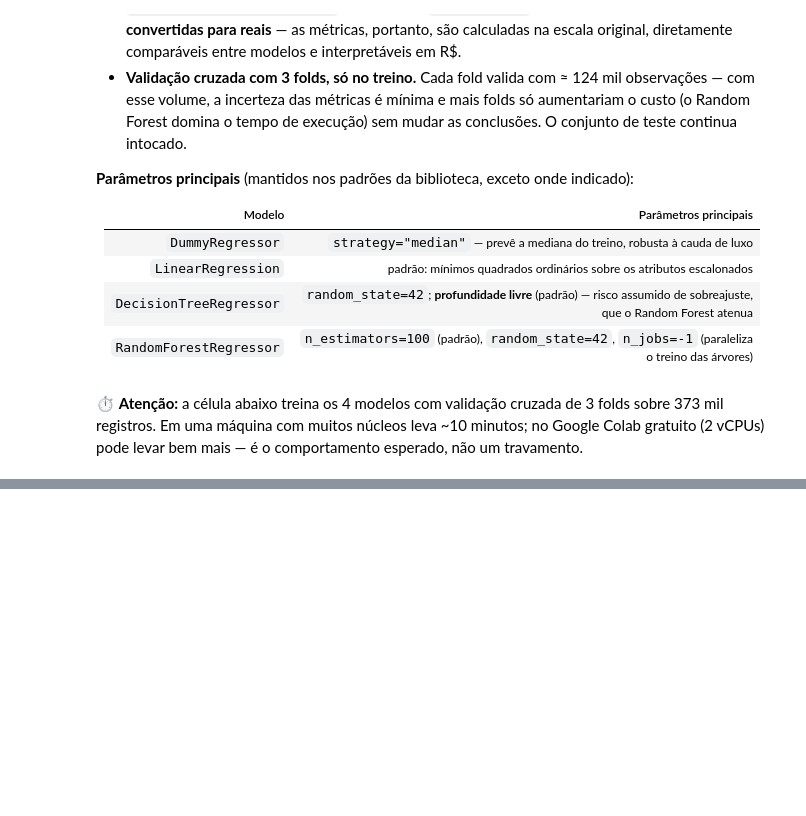
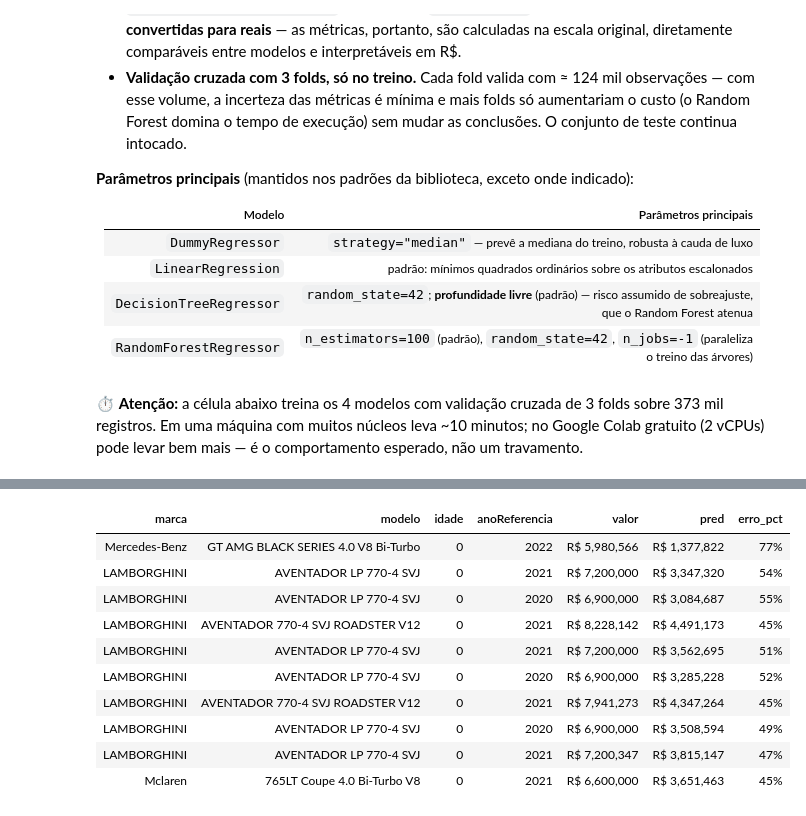
Before and after one commit to Danillitos/UFS-Trabalho-IA, a Jupyter notebook: projeto_final_fipe.ipynb, the cells around one changed output, grey strips where cells are left out. Drawn from its saved outputs; the diff is of its cells as text; code cells hidden in the pictures; blank space fills up the shorter version.

```diff
--- a/projeto_final_fipe.ipynb
+++ b/projeto_final_fipe.ipynb
@@ -841,0 +1086,22 @@ preços de carros para ser útil como estimador da tabela.
+# %%
+avaliacao = teste.copy()
+avaliacao["pred"] = pred_teste
+avaliacao["erro_abs"] = (avaliacao["pred"] - avaliacao["valor"]).abs()
+avaliacao["erro_pct"] = avaliacao["erro_abs"] / avaliacao["valor"]
+
+por_preco = avaliacao.groupby(pd.qcut(avaliacao["valor"], q=10), observed=True).agg(
+    **{"MAE (R$)": ("erro_abs", "mean"), "MAPE": ("erro_pct", "mean"), "registros": ("valor", "size")})
+por_preco.index.name = "faixa de valor real (decis)"
+display(por_preco.style.format({"MAE (R$)": "{:,.0f}", "MAPE": "{:.1%}", "registros": "{:,.0f}"}))
+
+por_idade = avaliacao.groupby(pd.cut(avaliacao["idade"], [-1, 0, 5, 10, 20, 40],
+                                     labels=["0 (zero km)", "1-5", "6-10", "11-20", "21+"]), observed=True).agg(
+    **{"MAE (R$)": ("erro_abs", "mean"), "MAPE": ("erro_pct", "mean"), "registros": ("valor", "size")})
+por_idade.index.name = "idade (anos)"
+display(por_idade.style.format({"MAE (R$)": "{:,.0f}", "MAPE": "{:.1%}", "registros": "{:,.0f}"}))
+
+por_periodo = avaliacao.groupby(pd.cut(avaliacao["anoReferencia"], [2000, 2005, 2010, 2015, 2020, 2022],
+                                       labels=["2001-05", "2006-10", "2011-15", "2016-20", "2021-22"]), observed=True).agg(
+    **{"MAE (R$)": ("erro_abs", "mean"), "MAPE": ("erro_pct", "mean"), "registros": ("valor", "size")})
+por_periodo.index.name = "período de referência"
+display(por_periodo.style.format({"MAE (R$)": "{:,.0f}", "MAPE": "{:.1%}", "registros": "{:,.0f}"}))
@@ -841,0 +1135,16 @@ preços de carros para ser útil como estimador da tabela.
+# %%
+piores = avaliacao.nlargest(10, "erro_abs")[
+    ["marca", "modelo", "idade", "anoReferencia", "valor", "pred", "erro_pct"]]
+piores.style.format({"valor": "R$ {:,.0f}", "pred": "R$ {:,.0f}", "erro_pct": "{:.0%}"}).hide(axis="index")
+# %% [output]
+| marca | modelo | idade | anoReferencia | valor | pred | erro_pct |
+| Mercedes-Benz | GT AMG BLACK SERIES 4.0 V8 Bi-Turbo | 0 | 2022 | R$ 5,980,566 | R$ 1,377,822 | 77% |
+| LAMBORGHINI | AVENTADOR LP 770-4 SVJ | 0 | 2021 | R$ 7,200,000 | R$ 3,347,320 | 54% |
+| LAMBORGHINI | AVENTADOR LP 770-4 SVJ | 0 | 2020 | R$ 6,900,000 | R$ 3,084,687 | 55% |
+| LAMBORGHINI | AVENTADOR 770-4 SVJ ROADSTER V12 | 0 | 2021 | R$ 8,228,142 | R$ 4,491,173 | 45% |
+| LAMBORGHINI | AVENTADOR LP 770-4 SVJ | 0 | 2021 | R$ 7,200,000 | R$ 3,562,695 | 51% |
+| LAMBORGHINI | AVENTADOR LP 770-4 SVJ | 0 | 2020 | R$ 6,900,000 | R$ 3,285,228 | 52% |
+| LAMBORGHINI | AVENTADOR 770-4 SVJ ROADSTER V12 | 0 | 2021 | R$ 7,941,273 | R$ 4,347,264 | 45% |
+| LAMBORGHINI | AVENTADOR LP 770-4 SVJ | 0 | 2020 | R$ 6,900,000 | R$ 3,508,594 | 49% |
+| LAMBORGHINI | AVENTADOR LP 770-4 SVJ | 0 | 2021 | R$ 7,200,347 | R$ 3,815,147 | 47% |
+| Mclaren | 765LT Coupe 4.0 Bi-Turbo V8 | 0 | 2021 | R$ 6,600,000 | R$ 3,651,463 | 45% |
```
Also changed, not shown: parts of 35 cells of this notebook.
